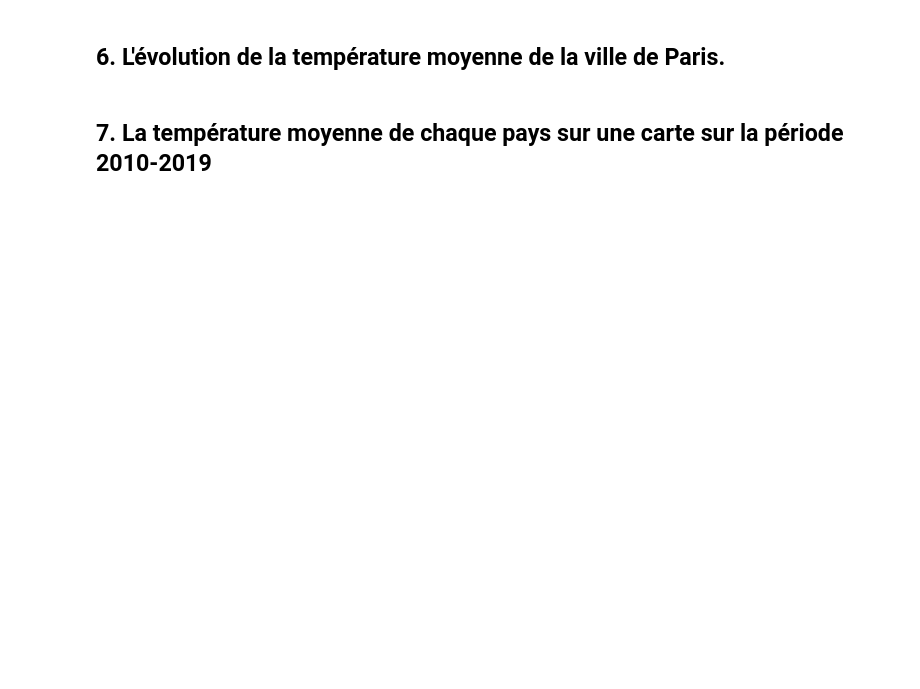
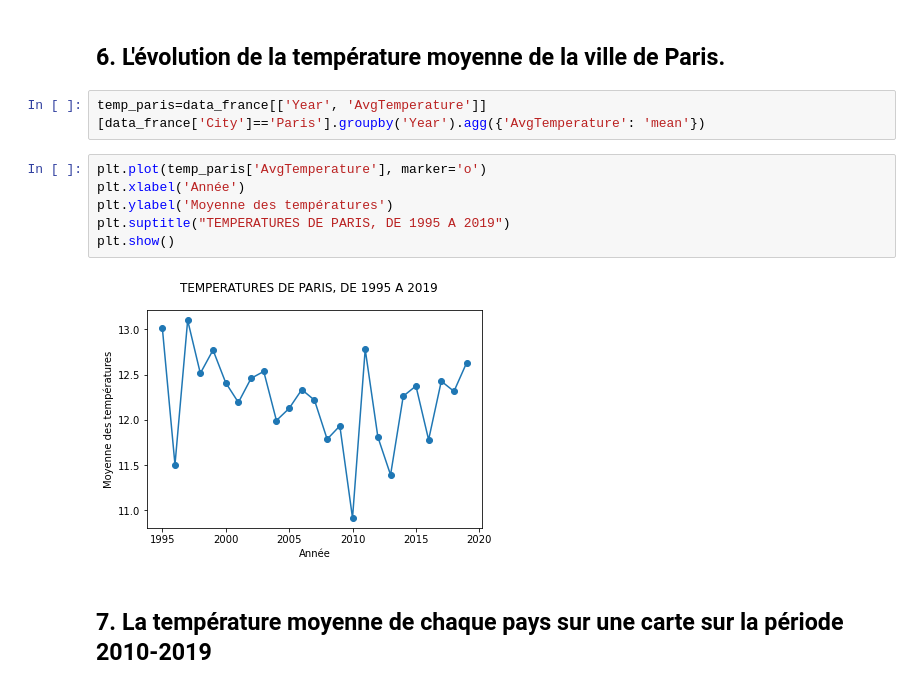
Before and after one commit to Twizzle1997/climatologie, a Jupyter notebook: notebook.ipynb, the cells around one changed output. Drawn from its saved outputs; the diff is of its cells as text; blank space fills up the shorter version.

```diff
--- a/notebook.ipynb
+++ b/notebook.ipynb
@@ -261,4 +265,14 @@ plt.show()
 # %% [markdown]
 ## 6. L'évolution de la température moyenne de la ville de Paris.
+# %%
+temp_paris=data_france[['Year', 'AvgTemperature']][data_france['City']=='Paris'].groupby('Year').agg({'AvgTemperature': 'mean'})
+# %%
+plt.plot(temp_paris['AvgTemperature'], marker='o')
+plt.xlabel('Année')
+plt.ylabel('Moyenne des températures')
+plt.suptitle("TEMPERATURES DE PARIS, DE 1995 A 2019")
+plt.show()
+# %% [output]
+[figure, added]
 # %% [markdown]
 ## 7. La température moyenne de chaque pays sur une carte sur la période 2010-2019
```
Also changed, not shown: parts of 5 cells of this notebook.
